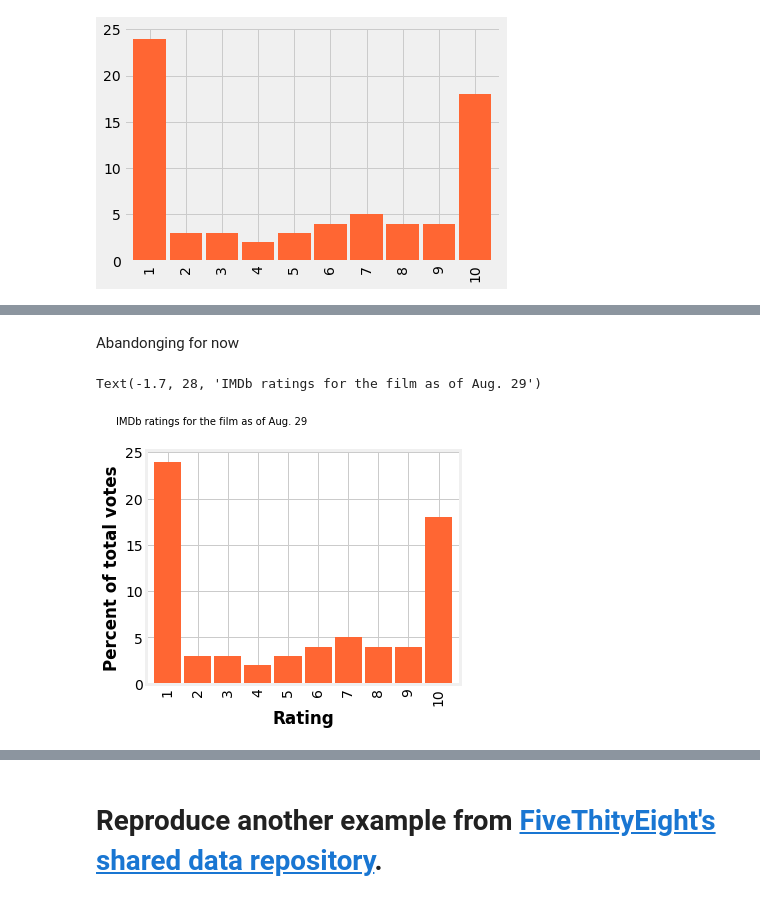
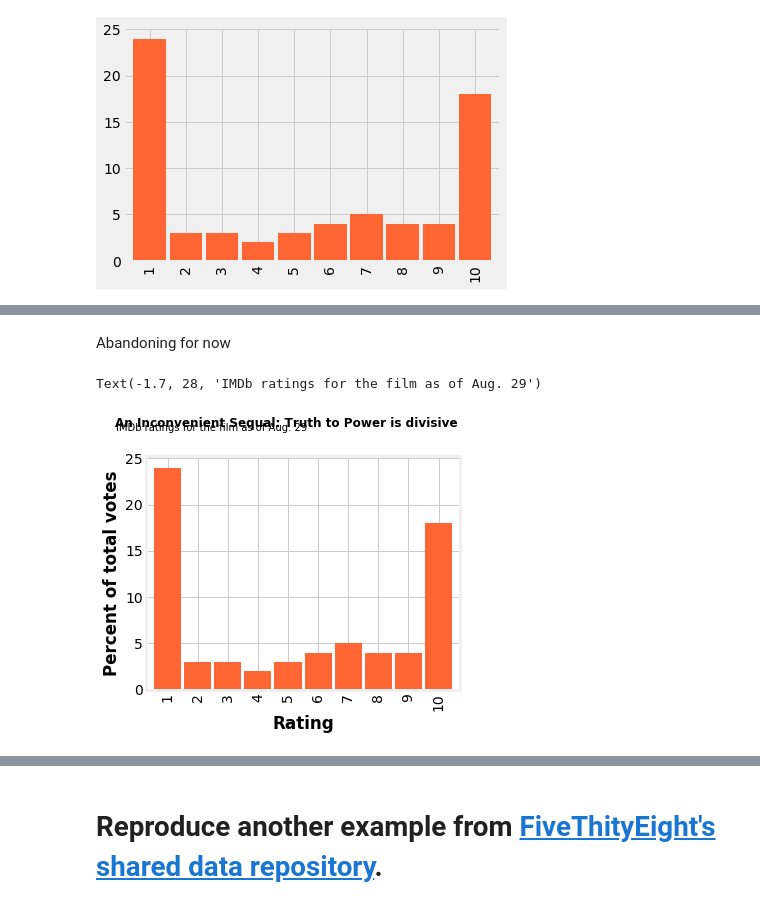
Before and after one commit to bloominstituteoftechnology/DS-Unit-1-Sprint-2-Data-Wrangling-and-Storytelling, a Jupyter notebook: module3-make-explanatory-visualizations/Joseph_Shirk_LS_DS_123_Make_Explanatory_Visualizations_Assignment.ipynb, the cells around one changed output, grey strips where cells are left out. Saved outputs shown, nothing was run; the diff lists cells and outputs as text; code cells hidden in the pictures.

```diff
--- a/module3-make-explanatory-visualizations/Joseph_Shirk_LS_DS_123_Make_Explanatory_Visualizations_Assignment.ipynb
+++ b/module3-make-explanatory-visualizations/Joseph_Shirk_LS_DS_123_Make_Explanatory_Visualizations_Assignment.ipynb
@@ -184,16 +202,16 @@ TypeError: ignored
 # %% [markdown]
-Abandonging for now
+Abandoning for now
 # %%
 pltdata = fake2.value_counts().sort_index()
 fig = plt.figure(facecolor='white', figsize=(5, 4))
 thistitle = 'An Inconvenient Sequal: Truth to Power is divisive'
 ax = pltdata.sort_index().plot.bar(color=pumpkin,width=0.9);
 ax.set(facecolor='white')
 
 plt.xlabel('Rating', fontweight='bold')
 plt.ylabel('Percent of total votes', fontweight='bold')
-#plt.title(thistitle, fontsize=12,loc='left',x=-0.1,y=1.1,fontweight='bold')
+plt.title(thistitle, fontsize=12,loc='left',x=-0.1,y=1.1,fontweight='bold')
 plt.text(x=-1.7, y=pltdata.max() + 4, s='IMDb ratings for the film as of Aug. 29',fontsize=10)
 # %% [output]
 Text(-1.7, 28, 'IMDb ratings for the film as of Aug. 29')
-[figure, old version]
+[figure, new version]
```
Also changed, not shown: parts of 3 cells of this notebook.
